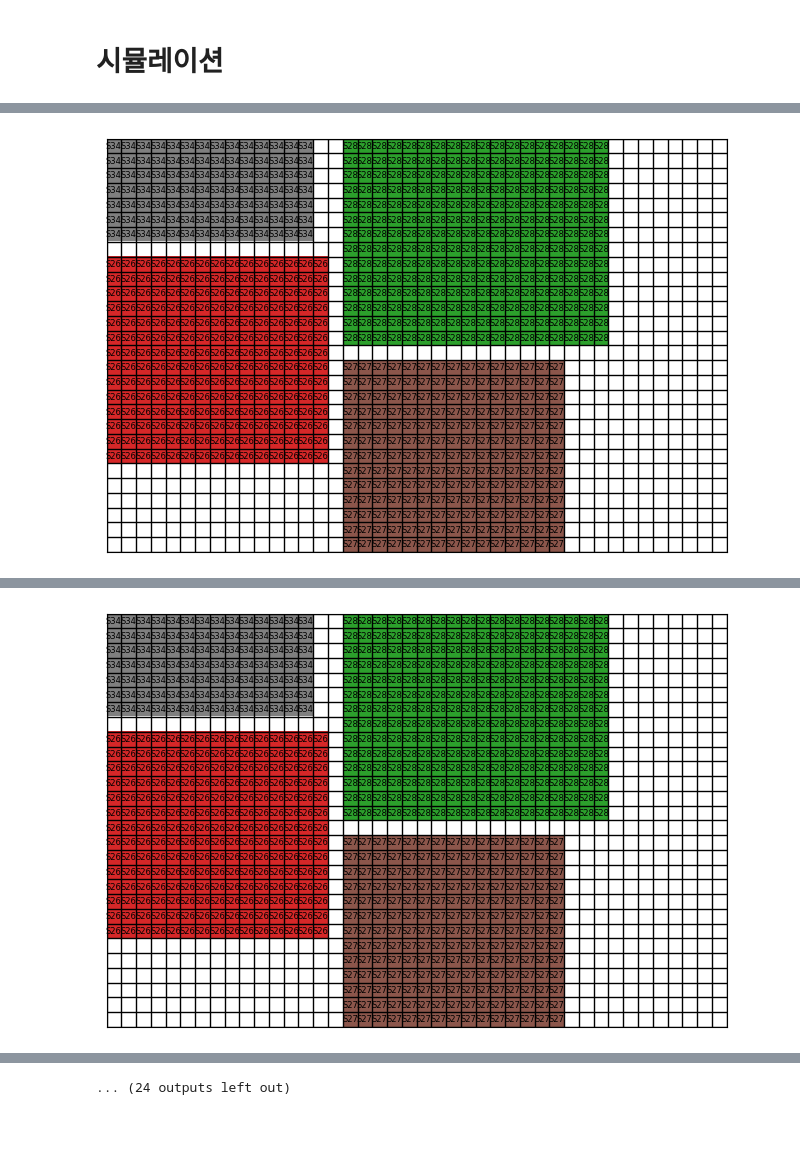
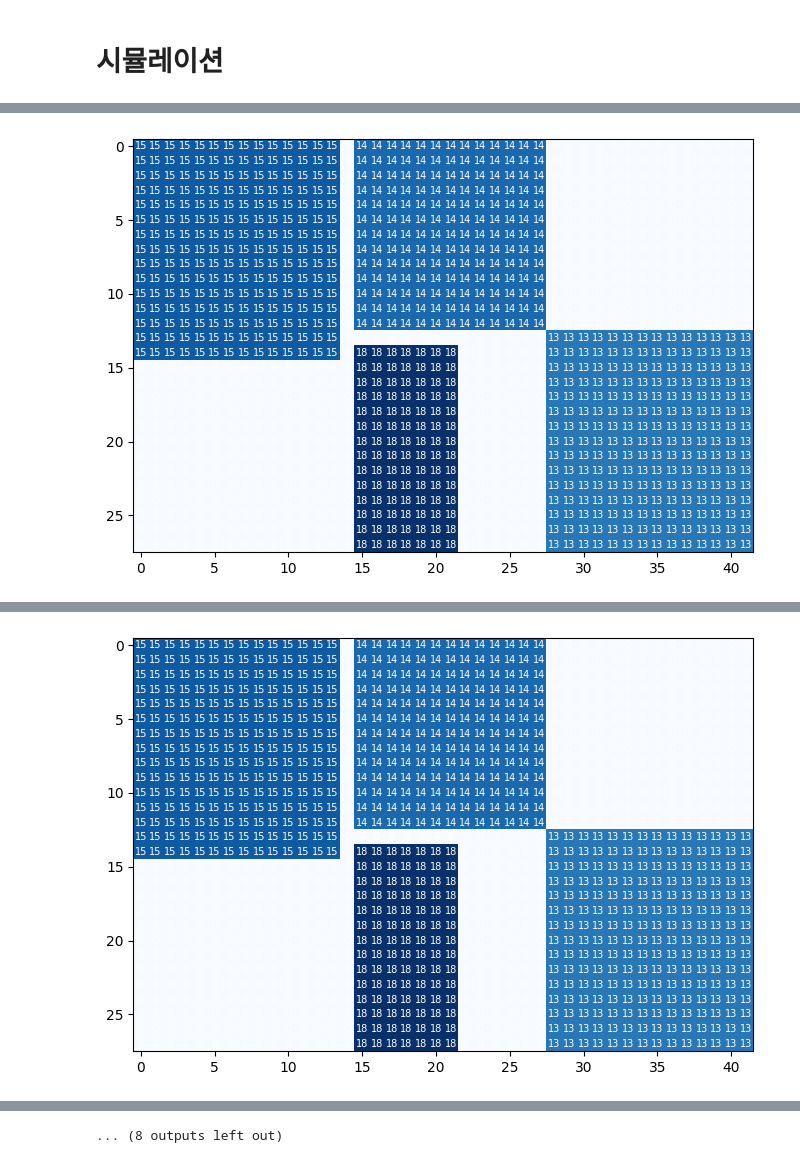
Before and after one commit to kstyle2198/optimus, a Jupyter notebook: 프로토타입7-1.ipynb, the cells around one changed output, grey strips where cells are left out. Saved outputs shown, nothing was run; the diff lists cells and outputs as text; code cells hidden in the pictures; blank space fills up the shorter version.

```diff
--- a/프로토타입7-1.ipynb
+++ b/프로토타입7-1.ipynb
@@ -191,27 +188,16 @@ def extract_newblock_layout_only(overlapped_surface, block_id):
     newblock_layout = overlapped_surface
     return newblock_layout
 # %%
-def draw_layout(surface, block_names):
-    fig, ax = plt.subplots(figsize=(8, 8))
+def draw_layout(레이아웃달력, 정반, idx):
+    target_date = 레이아웃달력.index[idx]
+    target_surface = 레이아웃달력.at[target_date, 정반]
+    fig, ax = plt.subplots(figsize=(8, 6))
+    plt.imshow(target_surface, cmap="Blues", interpolation='nearest')
 
-    cmap = mcolors.ListedColormap(['white'] + ['C{}'.format(i) for i in range(len(block_names))])
-    norm = mcolors.BoundaryNorm(np.arange(0.5, len(block_names) + 2), cmap.N)
-
-    ax.imshow(surface, cmap=cmap, norm=norm)
-
-    for y in range(surface.shape[0]):
-        for x in range(surface.shape[1]):
-            if surface[y, x] != 0:
-                ax.text(x, y, str(block_names[surface[y, x]-1]), ha='center', va='center', color='black', fontsize=6)
-
-    ax.set_xticks(np.arange(-.5, surface.shape[1], 1), minor=True)
-    ax.set_yticks(np.arange(-.5, surface.shape[0], 1), minor=True)
-    ax.grid(which="minor", color="black", linestyle='-', linewidth=1)
-    ax.tick_params(which="minor", size=0)
-
-    ax.set_xticks([])
-    ax.set_yticks([])
-
+    for i in range(len(target_surface)):
+        for j in range(len(target_surface[0])):
+            plt.text(j, i, f'{target_surface[i, j]}', ha='center', va='center', color='white', fontsize=7)
+    # plt.colorbar()  # Add a color bar to show the mapping of values to colors
     plt.show()
 # %% [markdown]
 ## 레이아웃 달력
@@ -372,7 +373,7 @@ data_num = "_실행계획"
 기배치블록1.rename(columns={'종료일':'납기'}, inplace=True)
 블록마스터 = pd.concat([기배치블록1, 블록원데이터])
 
-검토개수 = 120
+검토개수 = 115
 블록원데이터 = 블록원데이터.iloc[:검토개수,:]
 블록원데이터.shape
 
@@ -476,9 +467,7 @@ print(f"*** 미배치개수: {배치후데이터['착수일자'].isnull().sum()}
 Name: count, dtype: int64
 # %%
-for i in range(32, 50):
+for i in range(27, 29):
     target_date = 레이아웃달력.index[i]
-    target_surface = 레이아웃달력.at[target_date, "A"]
-    block_names = 블록데이터["블록명"].tolist()
-    print(f"target_date: {target_date}")
-    draw_layout(target_surface, block_names)
+    print(target_date)
+    draw_layout(레이아웃달력, "A", i)
 # %% [output]
@@ -486 +475 @@ target_date: 2023-11-02 00:00:00
-[figure, old version]
+[figure, new version]
@@ -488 +477 @@ target_date: 2023-11-03 00:00:00
-[figure, old version]
+[figure, new version]
@@ -497 +486 @@ target_date: 2023-11-07 00:00:00
-... (24 outputs left out)
+... (8 outputs left out)
```
Also changed, not shown: parts of 7 cells of this notebook, 2 other files.
